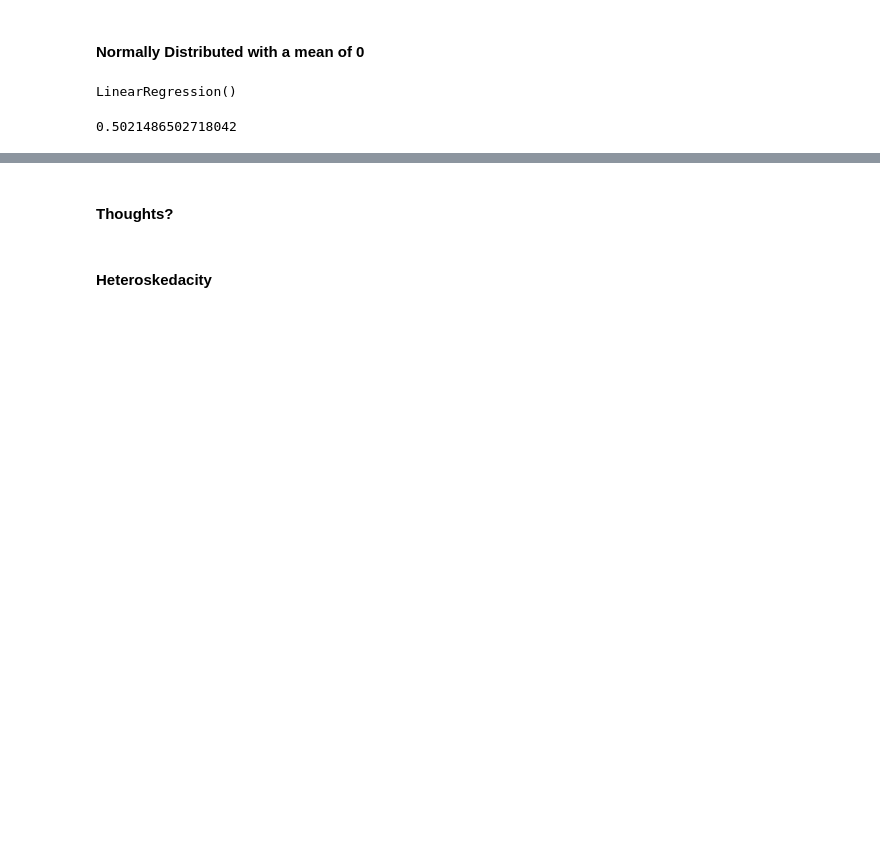
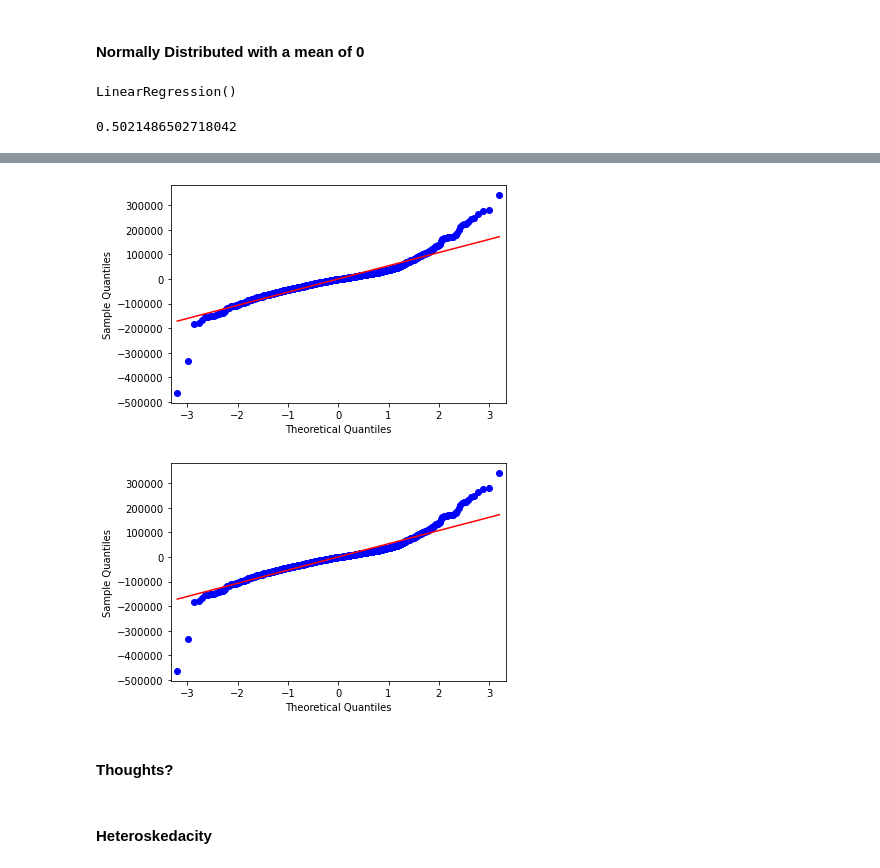
Before and after one commit to zpollats/DS-Live-051622, a Jupyter notebook: Phase2/SimpleLinearRegressionPractice.ipynb, the cells around one changed output, grey strips where cells are left out. Saved outputs shown, nothing was run; the diff lists cells and outputs as text; code cells hidden in the pictures; blank space fills up the shorter version.

```diff
--- a/Phase2/SimpleLinearRegressionPractice.ipynb
+++ b/Phase2/SimpleLinearRegressionPractice.ipynb
@@ -248,3 +253,9 @@ array([532794.74889245])
+# %%
+# QQ!
+sm.qqplot(resids, line='r')
+# %% [output]
+[figure, added]
+[figure, added]
 # %% [markdown]
 #### Thoughts?
 # %% [markdown]
```
Also changed, not shown: parts of 9 cells of this notebook.
